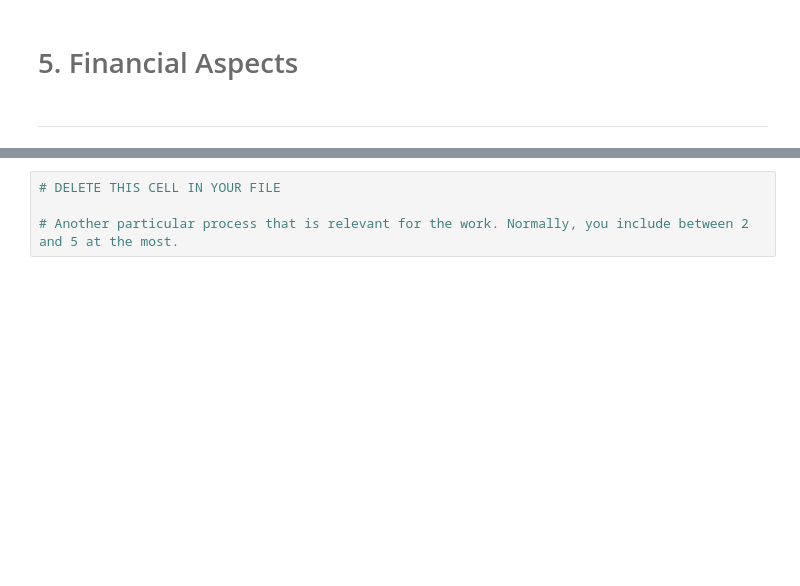
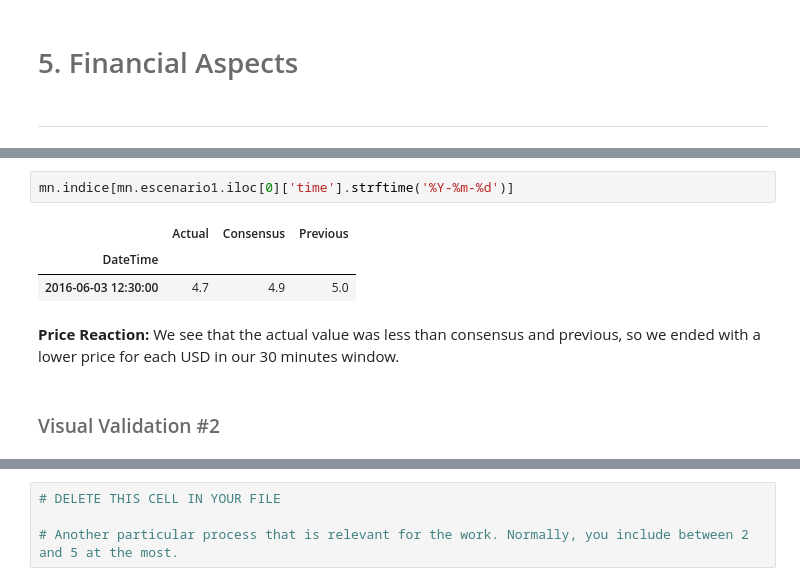
Before and after one commit to HKael/MYST-4, a Jupyter notebook: notebook.ipynb, the cells around one changed output, grey strips where cells are left out. Cells and saved outputs as stored; diff of their text form; blank space fills up the shorter version.

```diff
--- a/notebook.ipynb
+++ b/notebook.ipynb
@@ -82,0 +134,10 @@ The following are the file dependencies that are needed to run this notebook:
+# %%
+mn.indice[mn.escenario1.iloc[0]['time'].strftime('%Y-%m-%d')]
+# %% [output]
+|  | Actual | Consensus | Previous |
+| DateTime |  |  |  |
+| 2016-06-03 12:30:00 | 4.7 | 4.9 | 5.0 |
+# %% [markdown]
+**Price Reaction:** We see that the actual value was less than consensus and previous, so we ended with a lower price for each USD in our 30 minutes window.
+# %% [markdown]
+### <font color= #6B6B6B>Visual Validation #2 </font>
```
Also changed, not shown: parts of 31 cells of this notebook.
